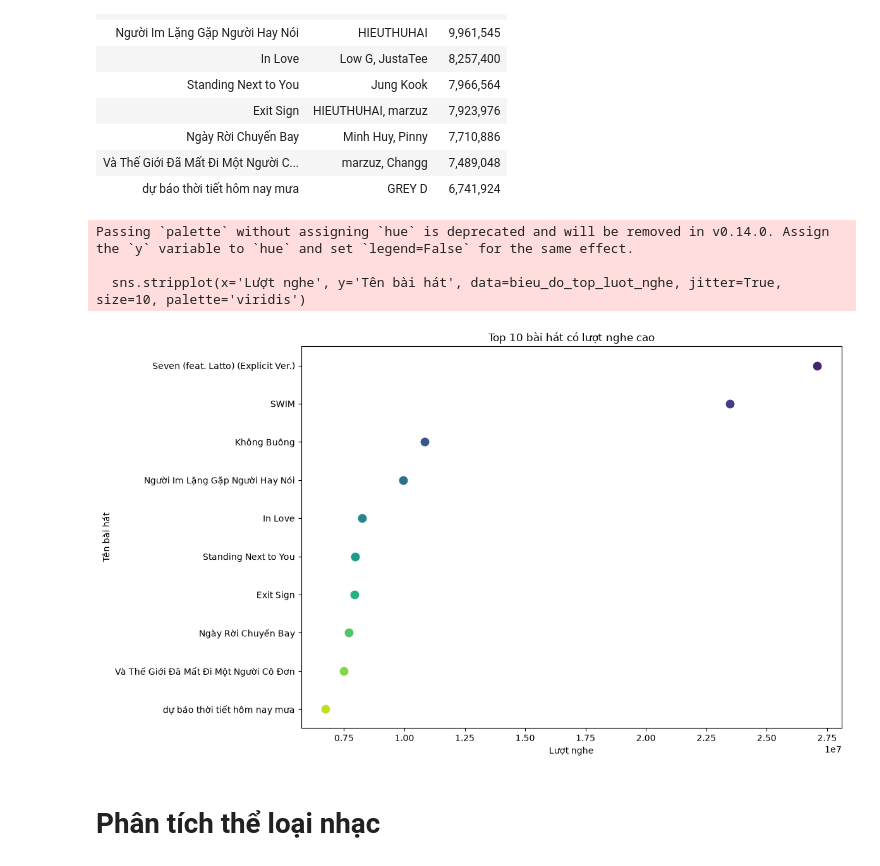
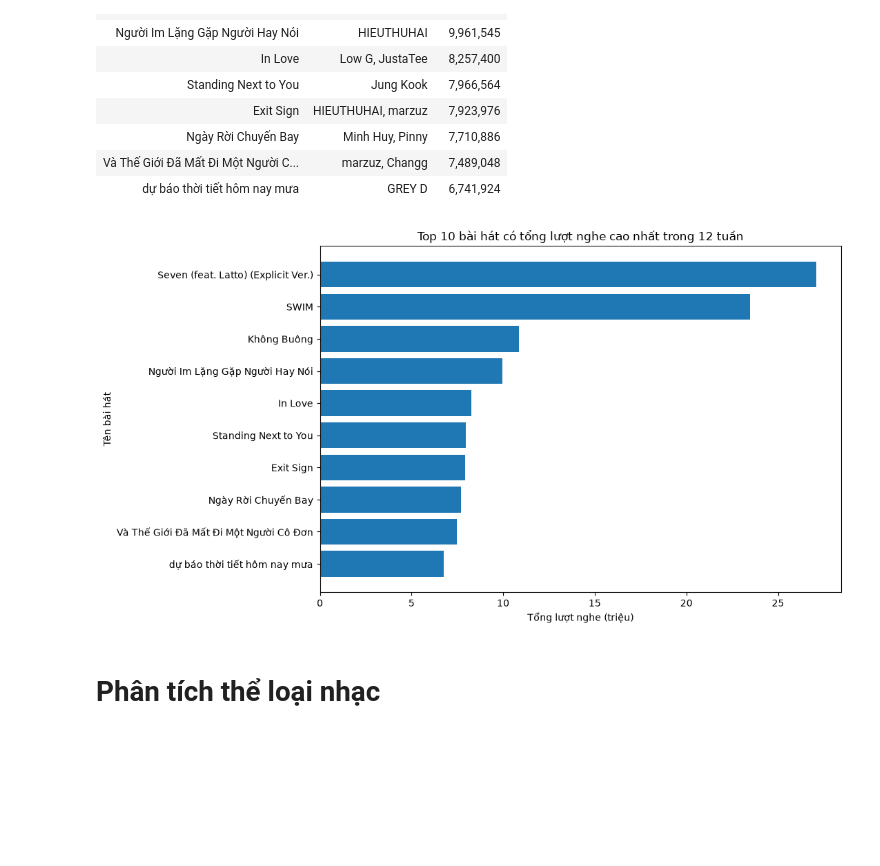
Before and after one commit to kimphungduongle9-debug/spotify-vn-trend-analysis, a Jupyter notebook: notebooks/Spotify_Top200_VN_Trend_Analysis.ipynb, the cells around one changed output. Drawn from its saved outputs; the diff is of its cells as text; code cells hidden in the pictures; blank space fills up the shorter version.

```diff
--- a/notebooks/Spotify_Top200_VN_Trend_Analysis.ipynb
+++ b/notebooks/Spotify_Top200_VN_Trend_Analysis.ipynb
@@ -798,19 +981,26 @@ display(
 | Và Thế Giới Đã Mất Đi Một Người C... | marzuz, Changg | 7,489,048 |
 | dự báo thời tiết hôm nay mưa | GREY D | 6,741,924 |
 # %%
-bieu_do_top_luot_nghe = top_luot_nghe_cao_nhat.copy()
-plt.figure(figsize=(12, 7))
-sns.stripplot(x='Lượt nghe', y='Tên bài hát', data=bieu_do_top_luot_nghe, jitter=True, size=10, palette='viridis')
-plt.title('Top 10 bài hát có lượt nghe cao')
-plt.xlabel('Lượt nghe')
-plt.ylabel('Tên bài hát')
+bieu_do_top_luot_nghe = top_luot_nghe_cao_nhat.sort_values(
+    "Lượt nghe",
+    ascending=True
+)
+
+plt.figure(figsize=(11, 6))
+
+plt.barh(
+    bieu_do_top_luot_nghe["Tên bài hát"],
+    bieu_do_top_luot_nghe["Lượt nghe"] / 1_000_000
+)
+
+plt.xlabel("Tổng lượt nghe (triệu)")
+plt.ylabel("Tên bài hát")
+plt.title("Top 10 bài hát có tổng lượt nghe cao nhất trong 12 tuần")
+
 plt.tight_layout()
 plt.show()
 # %% [output]
-Passing `palette` without assigning `hue` is deprecated and will be removed in v0.14.0. Assign the `y` variable to `hue` and set `legend=False` for the same effect.
-
-  sns.stripplot(x='Lượt nghe', y='Tên bài hát', data=bieu_do_top_luot_nghe, jitter=True, size=10, palette='viridis')
-[figure, old version]
+[figure, new version]
 # %% [markdown]
 # Phân tích thể loại nhạc
 # %%
```
Also changed, not shown: parts of 21 cells of this notebook, 3 other files.
